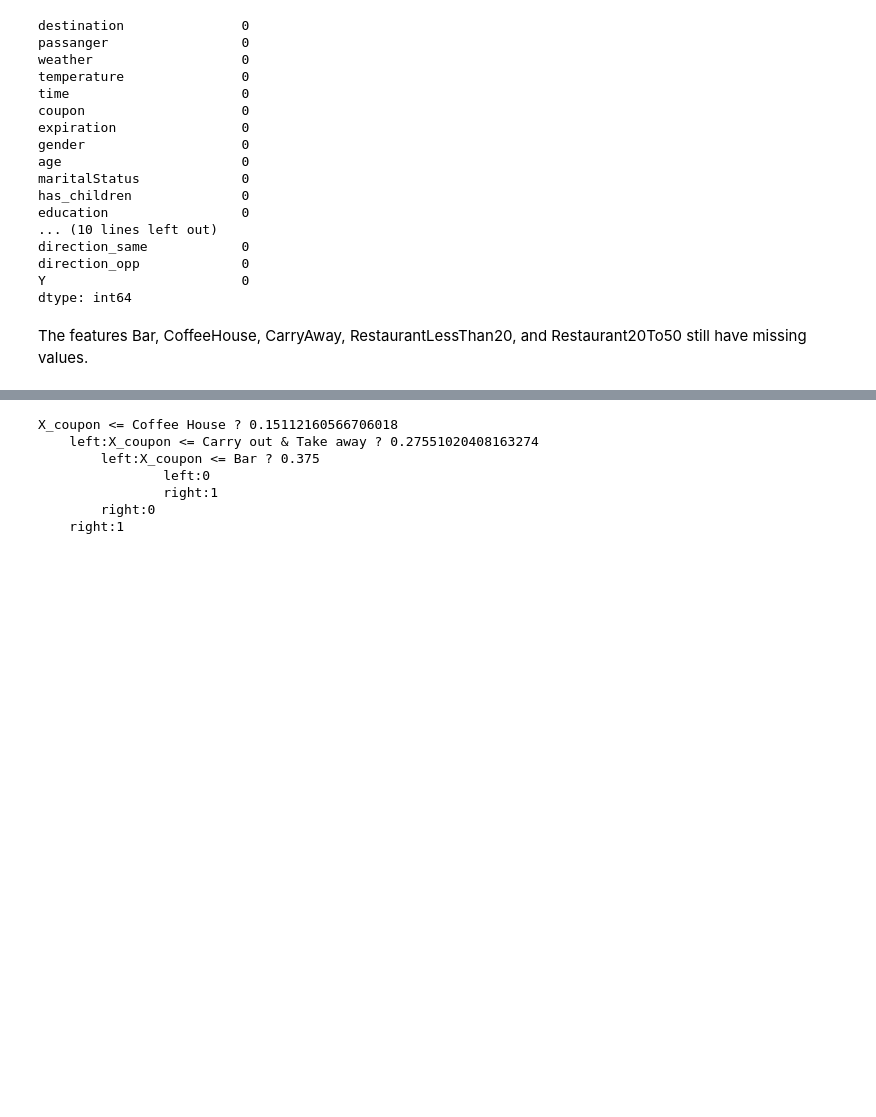
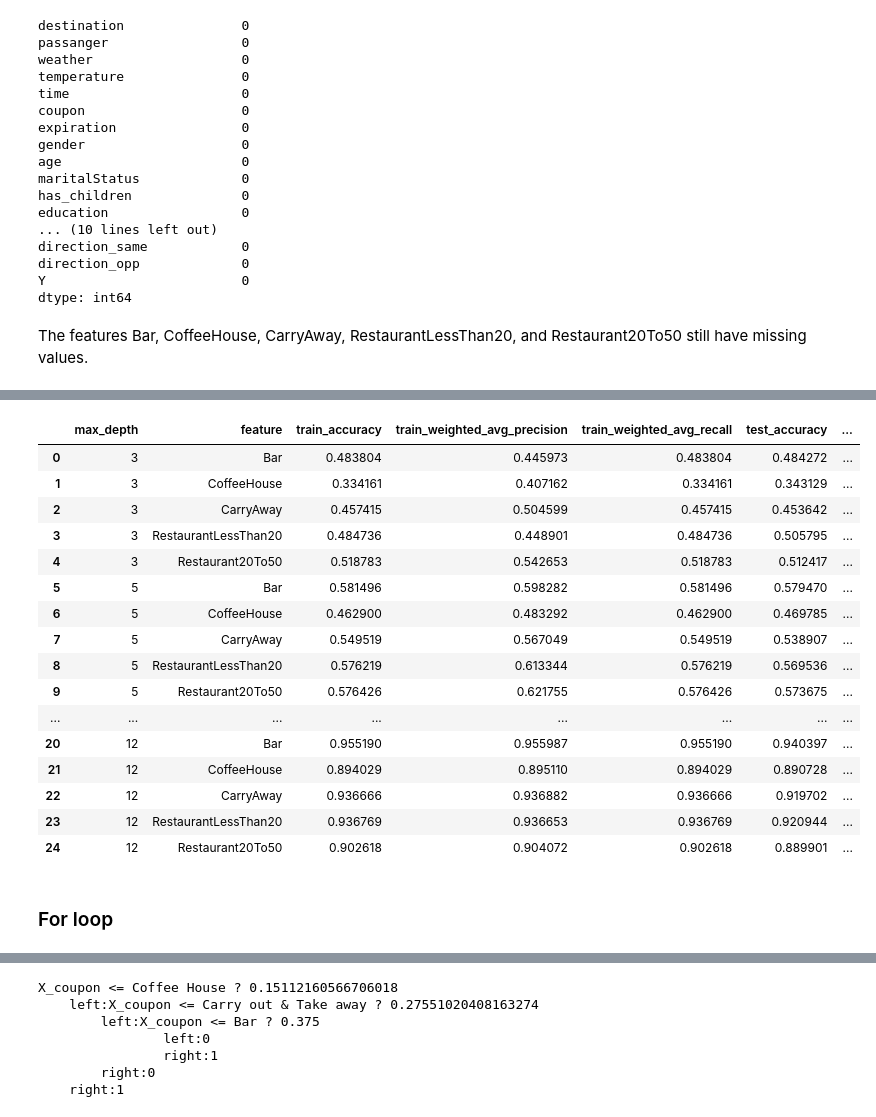
Before and after one commit to TomTomoki/In-vehicle-couple-recommendation, a Jupyter notebook: ProjectReport.ipynb, the cells around one changed output, grey strips where cells are left out. Drawn from its saved outputs; the diff is of its cells as text; code cells hidden in the pictures; blank space fills up the shorter version.

```diff
--- a/ProjectReport.ipynb
+++ b/ProjectReport.ipynb
@@ -223,0 +218,3 @@ df.head()
+# %%
+df_noNull = df[(df.Bar.notnull()) & (df.CoffeeHouse.notnull()) & (df.CarryAway.notnull()) & (df.RestaurantLessThan20.notnull()) & (df.Restaurant20To50.notnull())]
+df_noNull.isnull().sum()
@@ -223,0 +239,58 @@ df.head()
+# %%
+columns_imputation = ['destination', 'passanger', 'weather', 'temperature', 'time', 'coupon',
+       'expiration', 'gender', 'age', 'maritalStatus', 'has_children',
+       'education', 'occupation', 'income', 'toCoupon_GEQ5min',
+       'toCoupon_GEQ15min', 'toCoupon_GEQ25min', 'direction_same', 'direction_opp']
+
+x_imputation = df_noNull[columns_imputation]
+
+# Bar, CoffeeHouse, CarryAway, RestaurantLessThan20, and Restaurant20To50
+y_Bar = df_noNull.Bar
+y_CoffeeHouse = df_noNull.CoffeeHouse
+y_CarryAway = df_noNull.CarryAway
+y_RestaurantLessThan20 = df_noNull.RestaurantLessThan20
+y_Restaurant20To50 = df_noNull.Restaurant20To50
+# %%
+y_arrays = [y_Bar, y_CoffeeHouse, y_CarryAway, y_RestaurantLessThan20, y_Restaurant20To50]
+features_null = ['Bar', 'CoffeeHouse', 'CarryAway', 'RestaurantLessThan20', 'Restaurant20To50']
+max_depths = [3, 5, 8, 10, 12]
+#max_depths = [5]
+# x...15,14,13
+
+train_accuracy = []
+train_weighted_avg_precision = []
+train_weighted_avg_recall = []
+test_accuracy = []
+test_weighted_avg_precision = []
+test_weighted_avg_recall = []
+n_max_depth = []
+feature = []
+
+for d in max_depths:
+    for i, f in enumerate(features_null):
+        #print("======", d, f, "======")
+
+        n_max_depth.append(d)
+        feature.append(f)
+
+        x_train, x_test, y_train, y_test = train_test_split(x_imputation, y_arrays[i], test_size = 0.2, random_state=11)
+
+        dt_model = DecisionTree(min_samples_split=3, max_depth=d, classifier=True, column_names=list(x_train.columns))
+        dt_model.fit(x_train.to_numpy(), y_train.values.reshape(-1,1))
+
+        y_hat = dt_model.predict(x_train.to_numpy())
+        report = classification_report(y_train, y_hat, output_dict=True, zero_division=0)
+        train_accuracy.append(report['accuracy'])
+        train_weighted_avg_precision.append(report['weighted avg']['precision'])
+        train_weighted_avg_recall.append(report['weighted avg']['recall'])
+
+        y_hat = dt_model.predict(x_test.to_numpy())
+        report = classification_report(y_test, y_hat, output_dict=True, zero_division=0)
+        test_accuracy.append(report['accuracy'])
+        test_weighted_avg_precision.append(report['weighted avg']['precision'])
+        test_weighted_avg_recall.append(report['weighted avg']['recall'])
+
+
+# n_max_depth
+pd.DataFrame({'max_depth': n_max_depth, 'feature': feature, 'train_accuracy': train_accuracy, 'train_weighted_avg_precision': train_weighted_avg_precision, 'train_weighted_avg_recall': train_weighted_avg_recall, 'test_accuracy': test_accuracy, 'test_weighted_avg_precision': test_weighted_avg_precision, 'test_weighted_avg_recall': test_weighted_avg_recall})
+# %% [output]
@@ -223,0 +314,19 @@ df.head()
+|  | max_depth | feature | train_accuracy | train_weighted_avg_precision | train_weighted_avg_recall | test_accuracy | ... |
+| 0 | 3 | Bar | 0.483804 | 0.445973 | 0.483804 | 0.484272 | ... |
+| 1 | 3 | CoffeeHouse | 0.334161 | 0.407162 | 0.334161 | 0.343129 | ... |
+| 2 | 3 | CarryAway | 0.457415 | 0.504599 | 0.457415 | 0.453642 | ... |
+| 3 | 3 | RestaurantLessThan20 | 0.484736 | 0.448901 | 0.484736 | 0.505795 | ... |
+| 4 | 3 | Restaurant20To50 | 0.518783 | 0.542653 | 0.518783 | 0.512417 | ... |
+| 5 | 5 | Bar | 0.581496 | 0.598282 | 0.581496 | 0.579470 | ... |
+| 6 | 5 | CoffeeHouse | 0.462900 | 0.483292 | 0.462900 | 0.469785 | ... |
+| 7 | 5 | CarryAway | 0.549519 | 0.567049 | 0.549519 | 0.538907 | ... |
+| 8 | 5 | RestaurantLessThan20 | 0.576219 | 0.613344 | 0.576219 | 0.569536 | ... |
+| 9 | 5 | Restaurant20To50 | 0.576426 | 0.621755 | 0.576426 | 0.573675 | ... |
+| ... | ... | ... | ... | ... | ... | ... | ... |
+| 20 | 12 | Bar | 0.955190 | 0.955987 | 0.955190 | 0.940397 | ... |
+| 21 | 12 | CoffeeHouse | 0.894029 | 0.895110 | 0.894029 | 0.890728 | ... |
+| 22 | 12 | CarryAway | 0.936666 | 0.936882 | 0.936666 | 0.919702 | ... |
+| 23 | 12 | RestaurantLessThan20 | 0.936769 | 0.936653 | 0.936769 | 0.920944 | ... |
+| 24 | 12 | Restaurant20To50 | 0.902618 | 0.904072 | 0.902618 | 0.889901 | ... |
+# %% [markdown]
+### For loop
```
Also changed, not shown: parts of 9 cells of this notebook.
